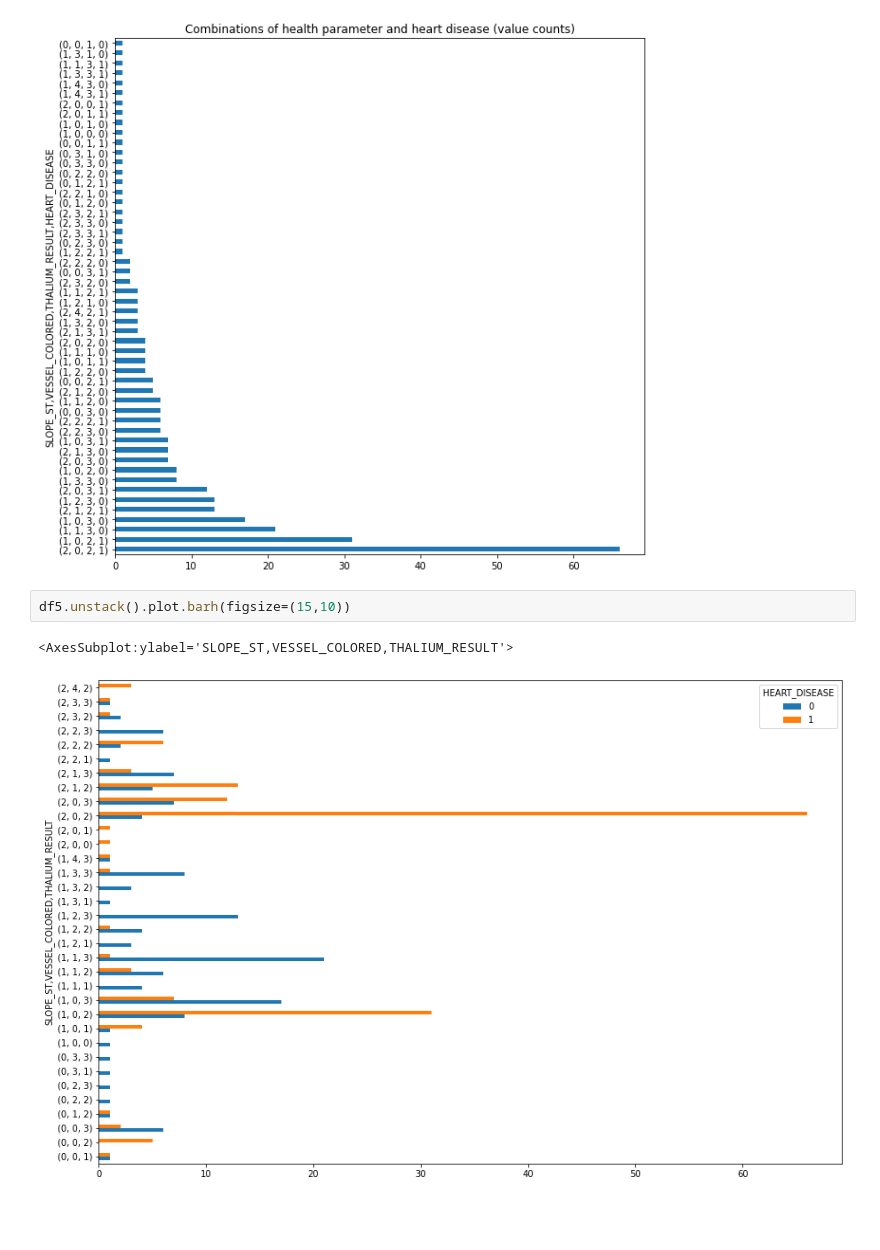
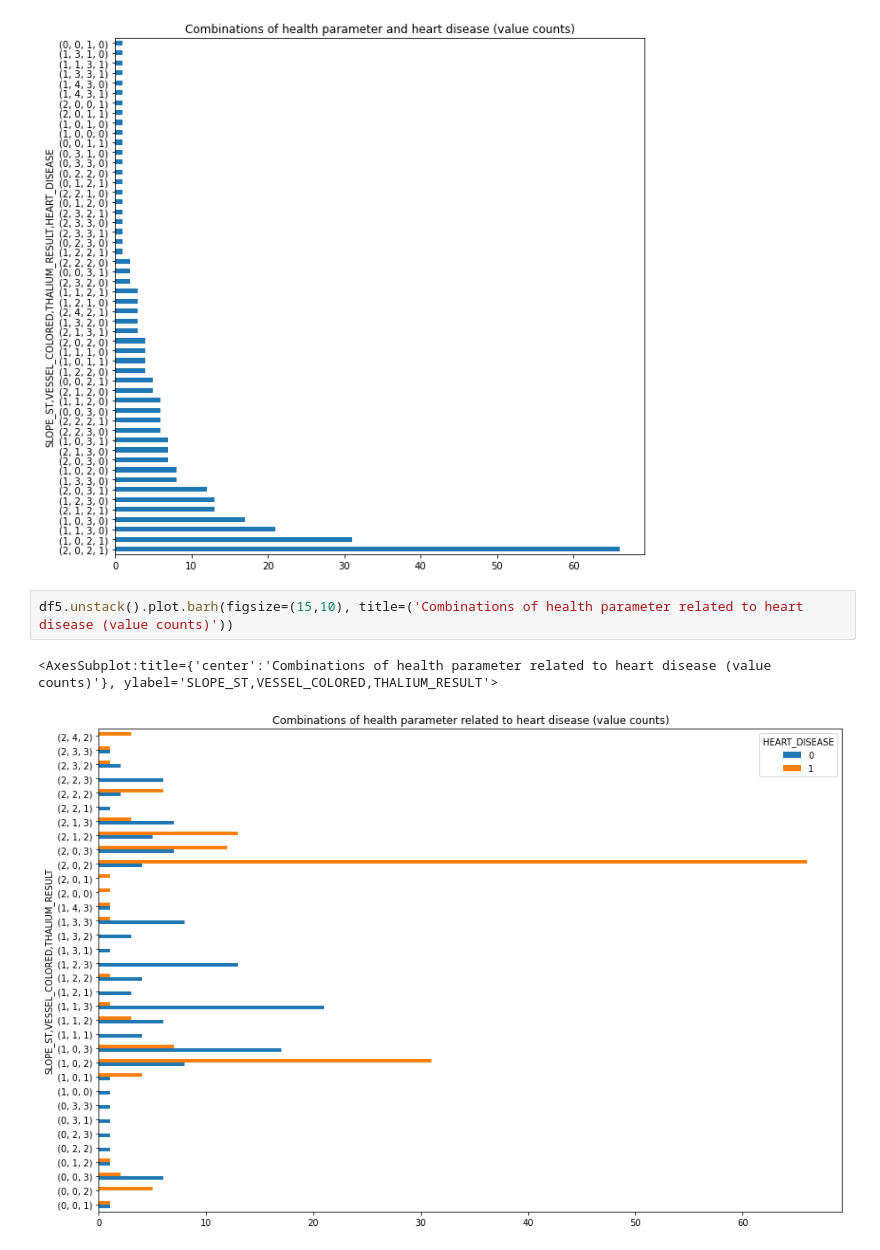
Before and after one commit to yassinzeraoulia97/esercizi, a Jupyter notebook: esercizi.ipynb, the cells around one changed output. Cells and saved outputs as stored; diff of their text form; blank space fills up the shorter version.

```diff
--- a/esercizi.ipynb
+++ b/esercizi.ipynb
@@ -367,7 +367,7 @@ df5.plot(
 <AxesSubplot:title={'center':'Combinations of health parameter and heart disease (value counts)'}, ylabel='SLOPE_ST,VESSEL_COLORED,THALIUM_RESULT,HEART_DISEASE'>
 [figure]
 # %%
-df5.unstack().plot.barh(figsize=(15,10))
+df5.unstack().plot.barh(figsize=(15,10), title=('Combinations of health parameter related to heart disease (value counts)'))
 # %% [output]
-<AxesSubplot:ylabel='SLOPE_ST,VESSEL_COLORED,THALIUM_RESULT'>
+<AxesSubplot:title={'center':'Combinations of health parameter related to heart disease (value counts)'}, ylabel='SLOPE_ST,VESSEL_COLORED,THALIUM_RESULT'>
-[figure, old version]
+[figure, new version]
```
Also changed, not shown: parts of 4 cells of this notebook.
